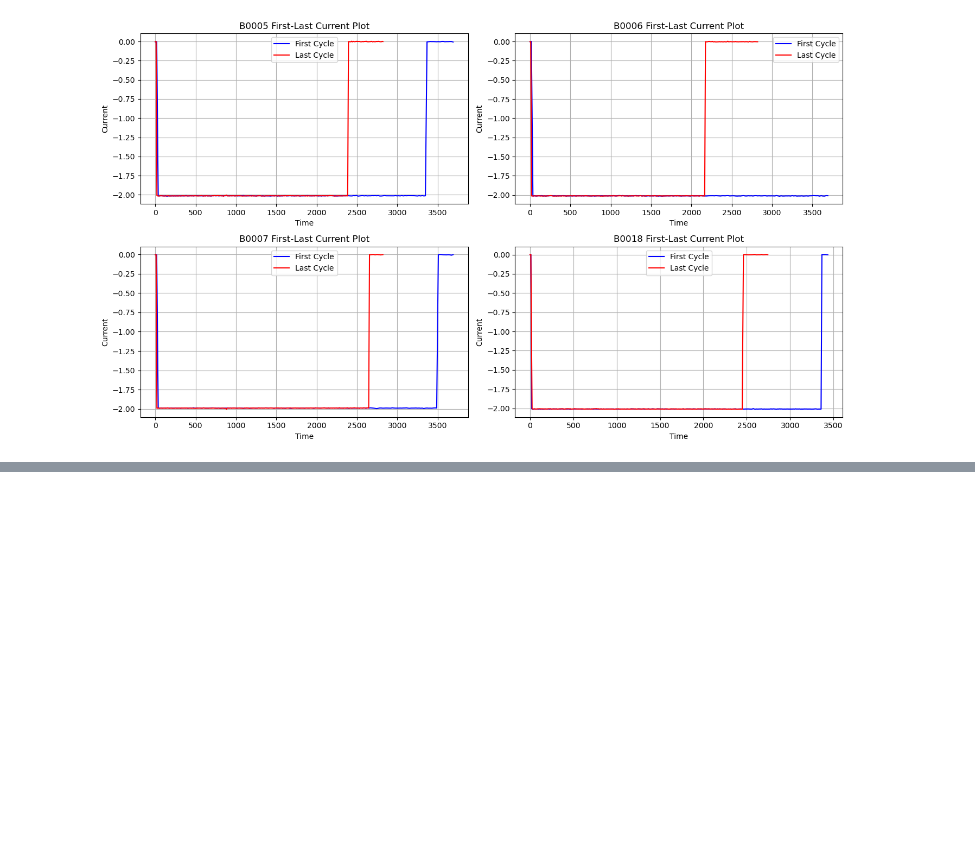
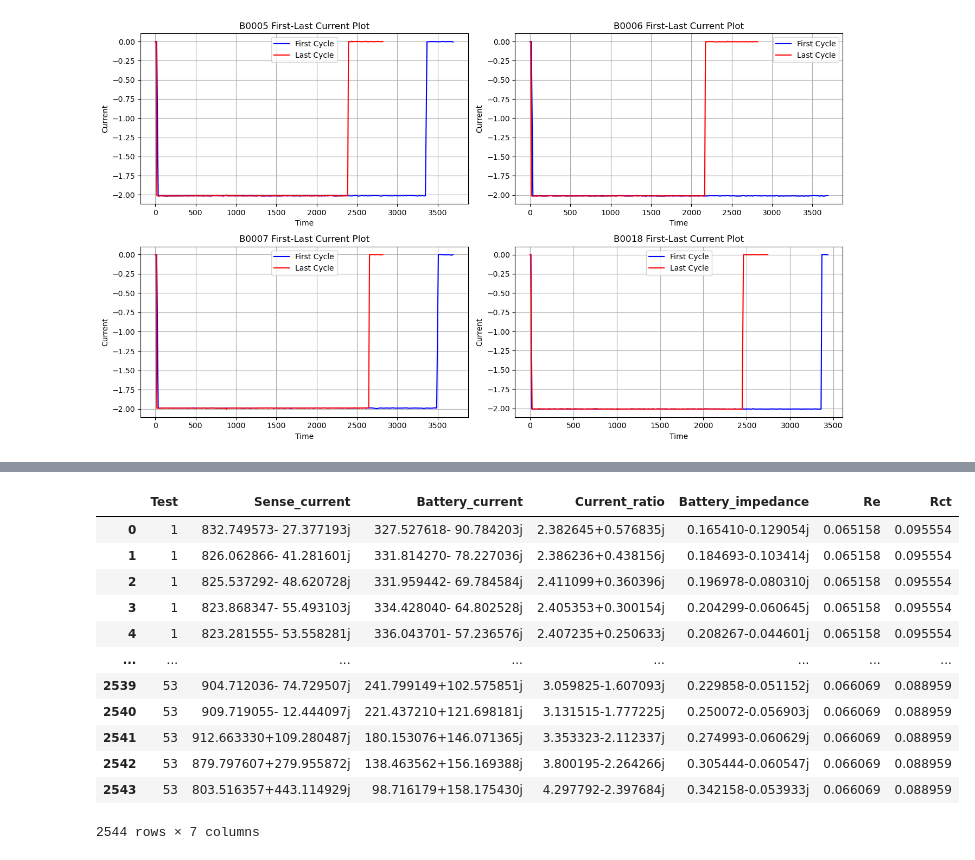
Before and after one commit to RomanShrestha07/CPSC_4830_Group_Project, a Jupyter notebook: Group_Project.ipynb, the cells around one changed output, grey strips where cells are left out. Saved outputs shown, nothing was run; the diff lists cells and outputs as text; code cells hidden in the pictures; blank space fills up the shorter version.

```diff
--- a/Group_Project.ipynb
+++ b/Group_Project.ipynb
@@ -590,0 +683,16 @@ battery_dict['B0018_charge']
+# %%
+battery_dict['B0018_impedance']
+# %% [output]
+|  | Test | Sense_current | Battery_current | Current_ratio | Battery_impedance | Re | Rct |
+| 0 | 1 | 832.749573- 27.377193j | 327.527618- 90.784203j | 2.382645+0.576835j | 0.165410-0.129054j | 0.065158 | 0.095554 |
+| 1 | 1 | 826.062866- 41.281601j | 331.814270- 78.227036j | 2.386236+0.438156j | 0.184693-0.103414j | 0.065158 | 0.095554 |
+| 2 | 1 | 825.537292- 48.620728j | 331.959442- 69.784584j | 2.411099+0.360396j | 0.196978-0.080310j | 0.065158 | 0.095554 |
+| 3 | 1 | 823.868347- 55.493103j | 334.428040- 64.802528j | 2.405353+0.300154j | 0.204299-0.060645j | 0.065158 | 0.095554 |
+| 4 | 1 | 823.281555- 53.558281j | 336.043701- 57.236576j | 2.407235+0.250633j | 0.208267-0.044601j | 0.065158 | 0.095554 |
+| ... | ... | ... | ... | ... | ... | ... | ... |
+| 2539 | 53 | 904.712036- 74.729507j | 241.799149+102.575851j | 3.059825-1.607093j | 0.229858-0.051152j | 0.066069 | 0.088959 |
+| 2540 | 53 | 909.719055- 12.444097j | 221.437210+121.698181j | 3.131515-1.777225j | 0.250072-0.056903j | 0.066069 | 0.088959 |
+| 2541 | 53 | 912.663330+109.280487j | 180.153076+146.071365j | 3.353323-2.112337j | 0.274993-0.060629j | 0.066069 | 0.088959 |
+| 2542 | 53 | 879.797607+279.955872j | 138.463562+156.169388j | 3.800195-2.264266j | 0.305444-0.060547j | 0.066069 | 0.088959 |
+| 2543 | 53 | 803.516357+443.114929j | 98.716179+158.175430j | 4.297792-2.397684j | 0.342158-0.053933j | 0.066069 | 0.088959 |
+2544 rows × 7 columns
```
Also changed, not shown: parts of 8 cells of this notebook.
